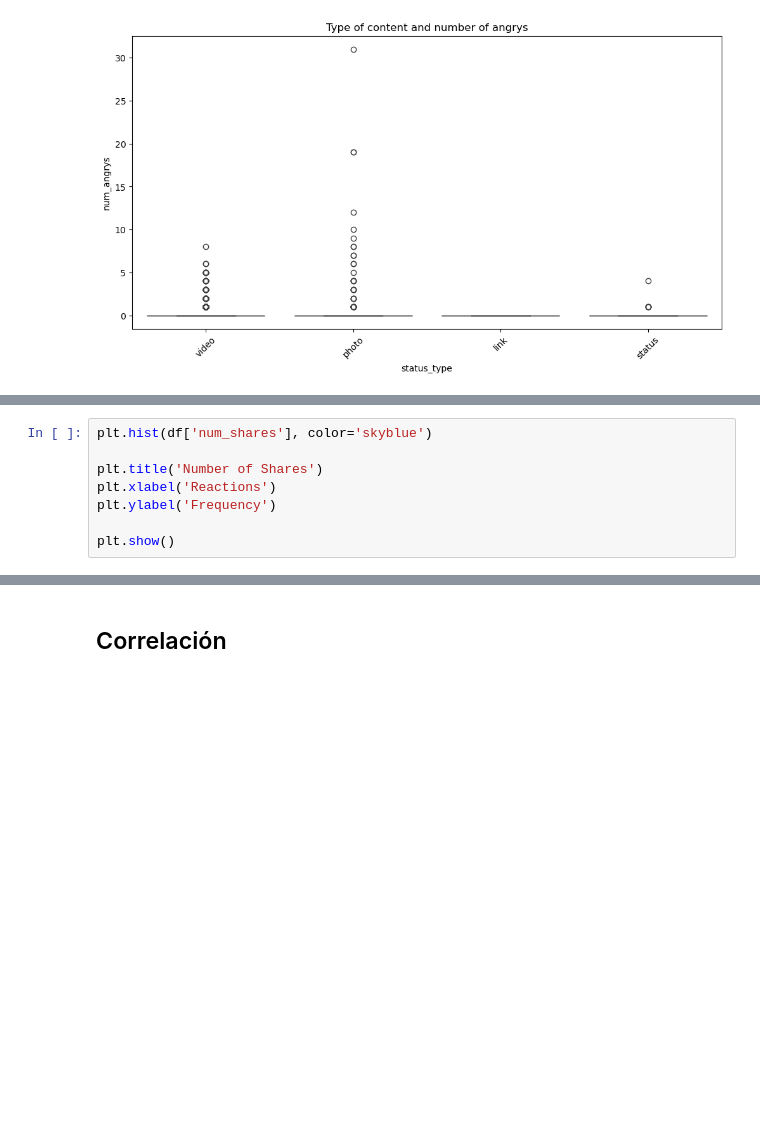
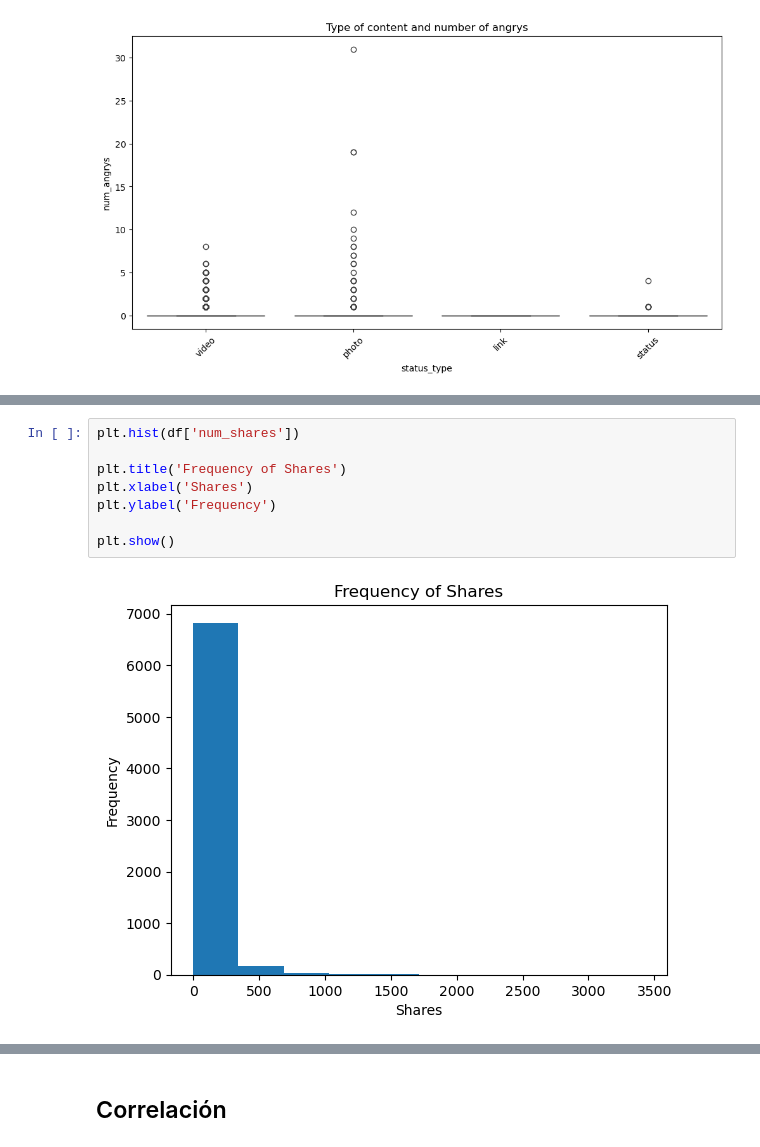
Before and after one commit to Vertiz2405/Actividad3BoxAndWhisker, a Jupyter notebook: act3.ipynb, the cells around one changed output, grey strips where cells are left out. Saved outputs shown, nothing was run; the diff lists cells and outputs as text; blank space fills up the shorter version.

```diff
--- a/act3.ipynb
+++ b/act3.ipynb
@@ -131,9 +131,11 @@ plt.show()
 # %%
-plt.hist(df['num_shares'], color='skyblue')
+plt.hist(df['num_shares'])
 
-plt.title('Number of Shares')
-plt.xlabel('Reactions')
+plt.title('Frequency of Shares')
+plt.xlabel('Shares')
 plt.ylabel('Frequency')
 
 plt.show()
+# %% [output]
+[figure, added]
 # %%
```
Also changed, not shown: parts of 11 cells of this notebook.
